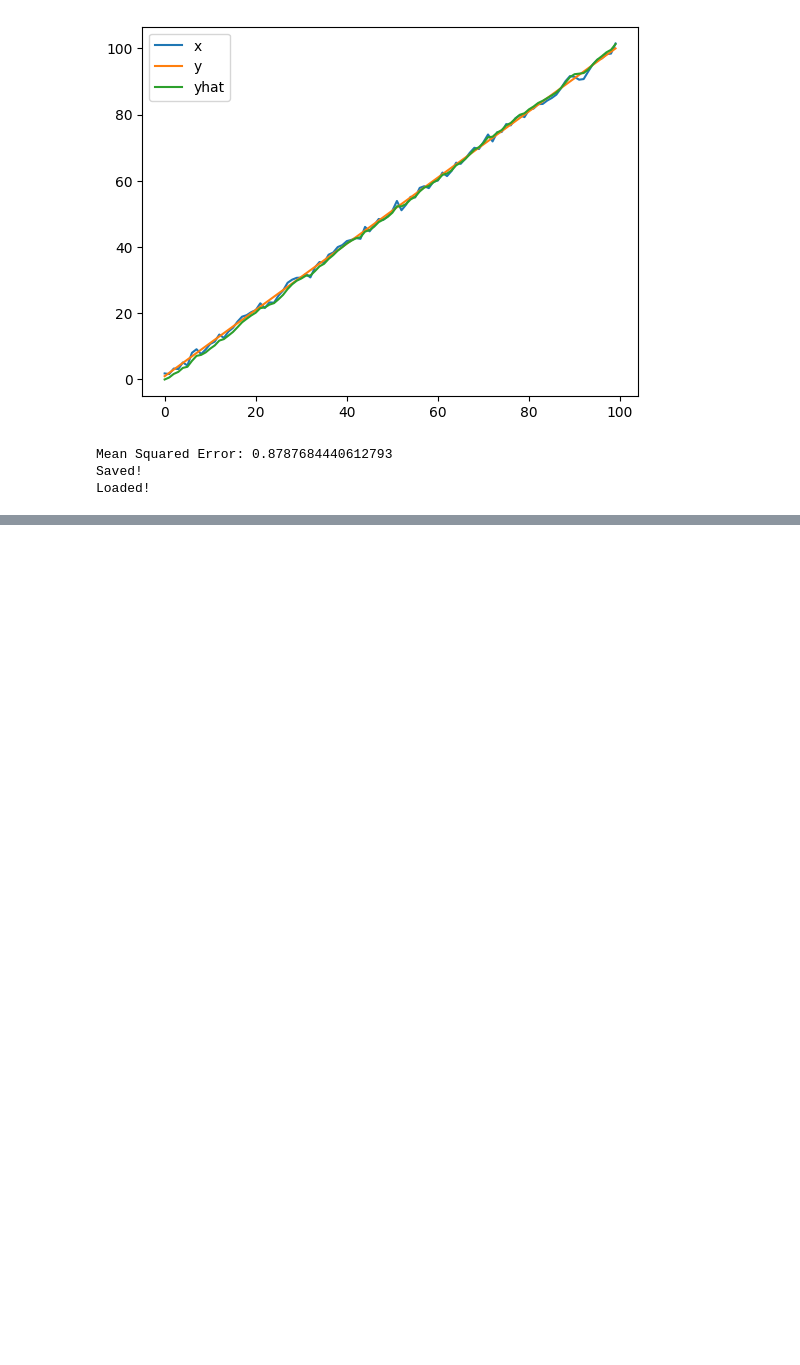
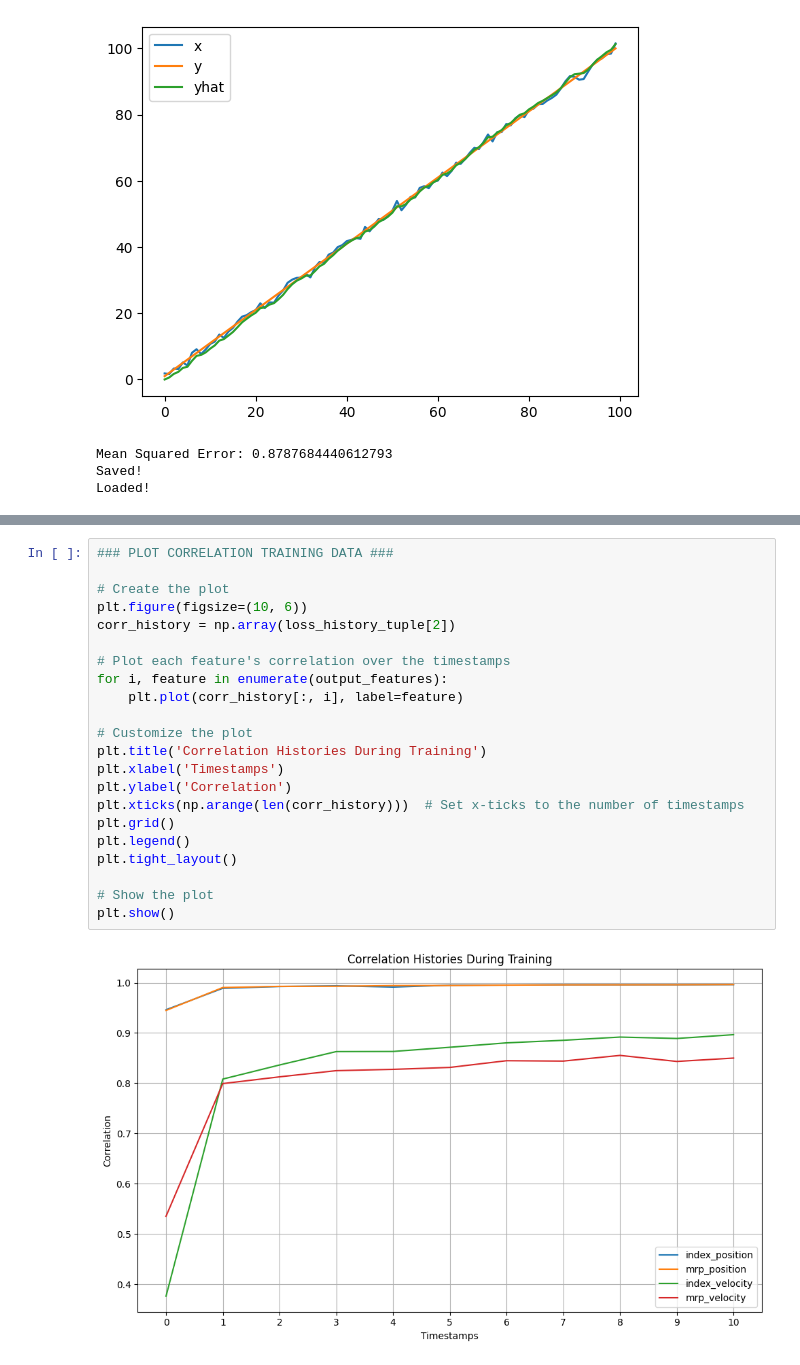
Before and after one commit to chesteklab/neural_decoding, a Jupyter notebook: tests.py/testing.ipynb, the cells around one changed output, grey strips where cells are left out. Drawn from its saved outputs; the diff is of its cells as text; blank space fills up the shorter version.

```diff
--- a/tests.py/testing.ipynb
+++ b/tests.py/testing.ipynb
@@ -97,0 +239,24 @@ Loaded!
+# %%
+### PLOT CORRELATION TRAINING DATA ###
+
+# Create the plot
+plt.figure(figsize=(10, 6))
+corr_history = np.array(loss_history_tuple[2])
+
+# Plot each feature's correlation over the timestamps
+for i, feature in enumerate(output_features):
+    plt.plot(corr_history[:, i], label=feature)
+
+# Customize the plot
+plt.title('Correlation Histories During Training')
+plt.xlabel('Timestamps')
+plt.ylabel('Correlation')
+plt.xticks(np.arange(len(corr_history)))  # Set x-ticks to the number of timestamps
+plt.grid()
+plt.legend()
+plt.tight_layout()
+
+# Show the plot
+plt.show()
+# %% [output]
+[figure, added]
```
Also changed, not shown: parts of 8 cells of this notebook, 4 other files.
